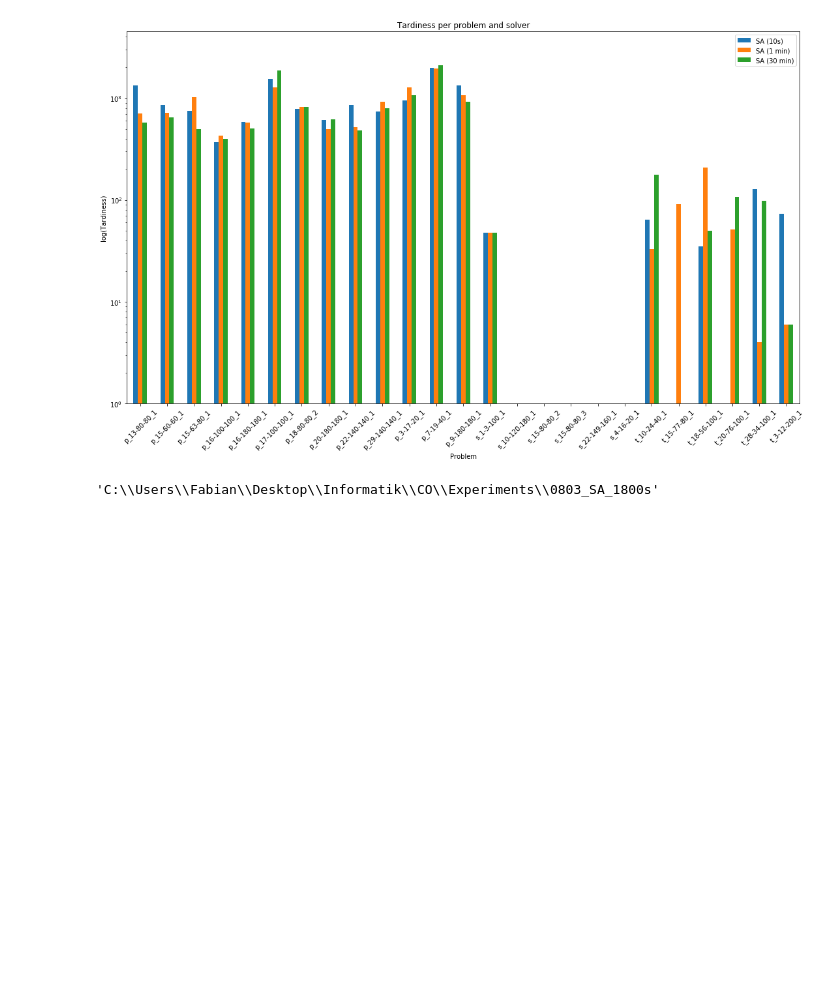
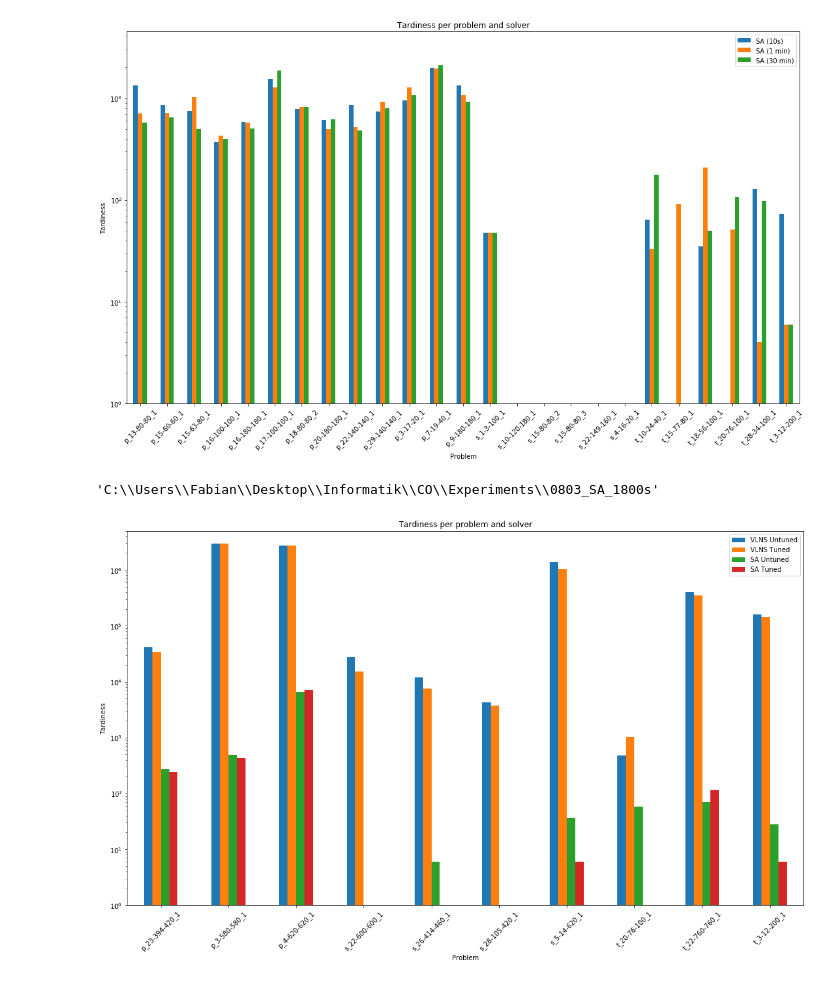
Before and after one commit to ocatias/Metaheuristic-UPMS, a Jupyter notebook: Notebooks/TestRunComparer.ipynb, the cells around one changed output. Cells and saved outputs as stored; diff of their text form; code cells hidden in the pictures; blank space fills up the shorter version.

```diff
--- a/Notebooks/TestRunComparer.ipynb
+++ b/Notebooks/TestRunComparer.ipynb
@@ -108,7 +108,7 @@ def compareDifferentRuns(paths, ylim = None, names = None, pictureFileName = Non
     plt.xticks(rotation = 45)
     plt.yscale("log")
 
-    ax.set(xlabel='Problem', ylabel='log(Tardiness)',
+    ax.set(xlabel='Problem', ylabel='Tardiness',
        title='Tardiness per problem and solver')
     if(ylim != None):
         plt.ylim(1, ylim)
@@ -212,3 +212,11 @@ compareDifferentRuns(["C:/Users/Fabian/Desktop/Informatik/CO/Experiments/0803_SA
 str(Path.cwd())
 # %% [output]
 'C:\\Users\\Fabian\\Desktop\\Informatik\\CO\\Experiments\\0803_SA_1800s'
+# %%
+compareDifferentRuns(["C:/Users/Fabian/Desktop/Informatik/CO/Experiments/2503_untunedVLNS_60s",
+                     "C:/Users/Fabian/Desktop/Informatik/CO/Experiments/2503_tunedVLNS_60s",
+                     "C:/Users/Fabian/Desktop/Informatik/CO/Experiments/2503_untunedSA_60s",
+                     "C:/Users/Fabian/Desktop/Informatik/CO/Experiments/2503_tunedSA_60s"], 5000000,
+                     ["VLNS Untuned", "VLNS Tuned", "SA Untuned", "SA Tuned"], "VLNS 1m")
+# %% [output]
+[figure, added]
```
Also changed, not shown: 2 other files.
